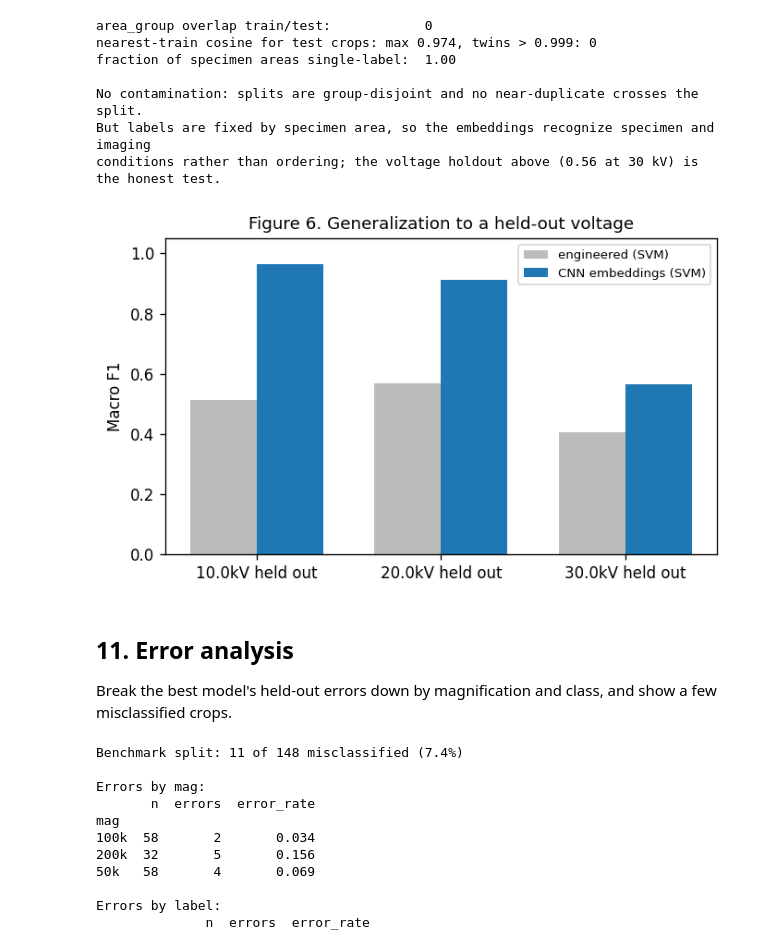
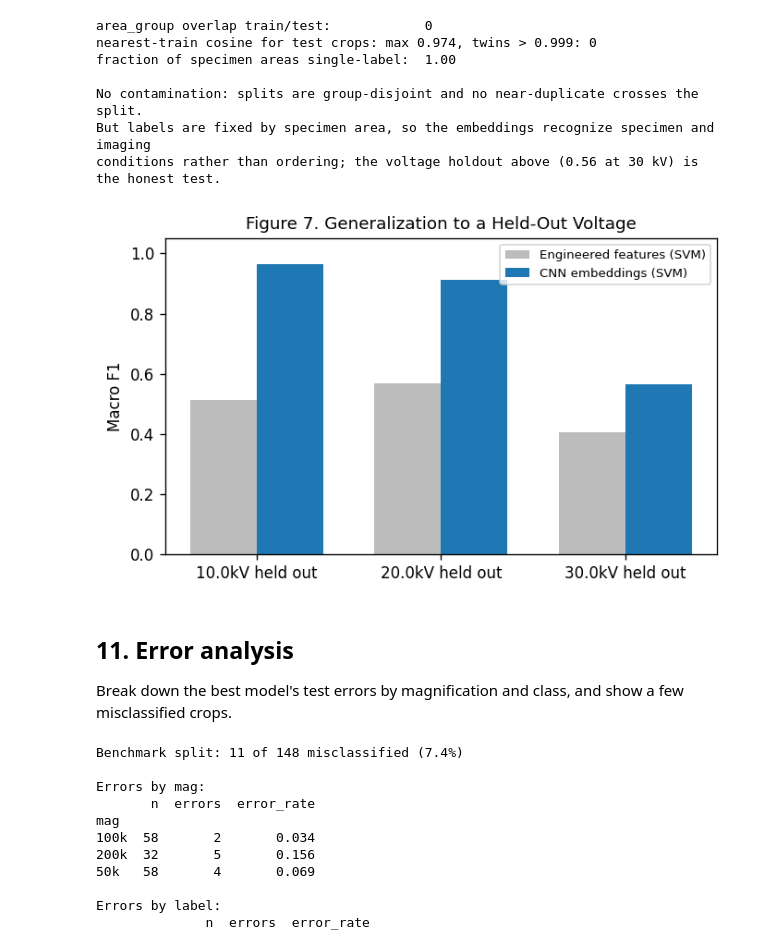
Before and after one commit to JPCodes44/MSE446_Nanoparticle_Ordering, a Jupyter notebook: Nanoparticle_Ordering.ipynb, the cells around one changed output. Saved outputs shown, nothing was run; the diff lists cells and outputs as text; code cells hidden in the pictures.

```diff
--- a/Nanoparticle_Ordering.ipynb
+++ b/Nanoparticle_Ordering.ipynb
@@ -601,20 +617,21 @@ basic+morphology             svc_rbf          0.859         0.052         0.764
 
 Majority-baseline macro F1 (mean over splits): 0.408
 # %%
-# Figure 4 compares the three feature families across the three models.
-model_order, nice = ["logistic_regression", "random_forest", "svc_rbf"], ["Logistic\nregression", "Random\nforest", "RBF\nSVM"]
+# Figure 5 compares the three feature families across the three models.
+model_order, nice = ["logistic_regression", "random_forest", "svc_rbf"], ["Logistic\nRegression", "Random\nForest", "RBF\nSVM"]
 fam_color = {"basic": "#bcbcbc", "basic+hog": "#f0a35e", "basic+morphology": "#1f77b4"}
+fam_label = {"basic": "Basic", "basic+hog": "Basic and HOG", "basic+morphology": "Basic and morphology"}
 piv = ablation.set_index(["family", "model"])
 fig, ax = plt.subplots(figsize=(7.2, 4.0))
 x, width = np.arange(len(model_order)), 0.26
 for i, fam in enumerate(["basic", "basic+hog", "basic+morphology"]):
     means = [piv.loc[(fam, m), "macro_f1_mean"] for m in model_order]
     errs = [piv.loc[(fam, m), "macro_f1_std"] for m in model_order]
-    ax.bar(x + (i - 1) * width, means, width, yerr=errs, capsize=3, label=fam, color=fam_color[fam])
-ax.axhline(0.80, color="#d62728", ls="--", lw=1, label="hypothesis target 0.80")
+    ax.bar(x + (i - 1) * width, means, width, yerr=errs, capsize=3, label=fam_label[fam], color=fam_color[fam])
+ax.axhline(0.80, color="#d62728", ls="--", lw=1, label="Hypothesis target 0.80")
 ax.set_xticks(x); ax.set_xticklabels(nice); ax.set_ylim(0.3, 1.0)
-ax.set_ylabel(f"Macro F1 (mean ± std, {n_splits} splits)")
-ax.set_title("Figure 4. Feature ablation over group-aware splits", fontsize=11)
+ax.set_ylabel("Macro F1")
+ax.set_title("Figure 5. Feature Ablation over Group-Aware Splits", fontsize=11)
 ax.legend(fontsize=8, ncol=2, loc="lower center")
-fig.tight_layout(); fig.savefig(FIG_DIR / "fig4_ablation.png"); plt.show()
+fig.tight_layout(); fig.savefig(FIG_DIR / "fig5_ablation.png"); plt.show()
 # %% [output]
@@ -637,8 +653,8 @@ top = imp.head(12).sort_values("importance")
 fig, ax = plt.subplots(figsize=(7.0, 4.4))
 ax.barh(top["feature"], top["importance"], xerr=top["std"], color="#4c78a8", capsize=2)
 ax.set_xlabel("Permutation importance (drop in macro F1)")
-ax.set_title("Figure 5. Random-forest permutation importance", fontsize=11)
-fig.tight_layout(); fig.savefig(FIG_DIR / "fig5_importance.png"); plt.show()
+ax.set_title("Figure 6. Random-Forest Permutation Importance", fontsize=11)
+fig.tight_layout(); fig.savefig(FIG_DIR / "fig6_importance.png"); plt.show()
 # %% [output]
 Top 12 features by permutation importance (basic + morphology):
 
@@ -801,23 +814,22 @@ No contamination: splits are group-disjoint and no near-duplicate crosses the sp
 But labels are fixed by specimen area, so the embeddings recognize specimen and imaging
 conditions rather than ordering; the voltage holdout above (0.56 at 30 kV) is the honest test.
 # %%
-# Figure 6 contrasts held-out-voltage macro F1 for engineered features versus CNN embeddings.
+# Figure 7 contrasts held-out-voltage macro F1 for engineered features versus CNN embeddings.
 if cnn_ready:
     eng, cnn = lovo[lovo["model"] == "svc_rbf"].set_index("held_out_kv"), cnn_lovo.set_index("held_out_kv")
     kvs, xx = list(eng.index), np.arange(len(eng.index))
     fig, ax = plt.subplots(figsize=(5.8, 3.6))
-    ax.bar(xx - 0.18, [eng.loc[k, "macro_f1"] for k in kvs], 0.36, label="engineered (SVM)", color="#bcbcbc")
+    ax.bar(xx - 0.18, [eng.loc[k, "macro_f1"] for k in kvs], 0.36, label="Engineered features (SVM)", color="#bcbcbc")
     ax.bar(xx + 0.18, [cnn.loc[k, "macro_f1"] for k in kvs], 0.36, label="CNN embeddings (SVM)", color="#1f77b4")
     ax.set_xticks(xx); ax.set_xticklabels([f"{k} held out" for k in kvs]); ax.set_ylim(0, 1.05)
-    ax.set_ylabel("Macro F1"); ax.set_title("Figure 6. Generalization to a held-out voltage", fontsize=11)
+    ax.set_ylabel("Macro F1"); ax.set_title("Figure 7. Generalization to a Held-Out Voltage", fontsize=11)
     ax.legend(fontsize=8)
-    fig.tight_layout(); fig.savefig(FIG_DIR / "fig6_kv_holdout.png"); plt.show()
+    fig.tight_layout(); fig.savefig(FIG_DIR / "fig7_kv_holdout.png"); plt.show()
 # %% [output]
-[figure, old version]
+[figure, new version]
 # %% [markdown]
 ## 11. Error analysis
-Break the best model's held-out errors down by magnification and class, and show a few
-misclassified crops.
+Break down the best model's test errors by magnification and class, and show a few misclassified crops.
 # %%
 best = make_models()["svc_rbf"].fit(X_morph.iloc[train_idx], y.iloc[train_idx])
 test_meta = metadata.iloc[test_idx].copy()
```
Also changed, not shown: parts of 19 cells of this notebook.
